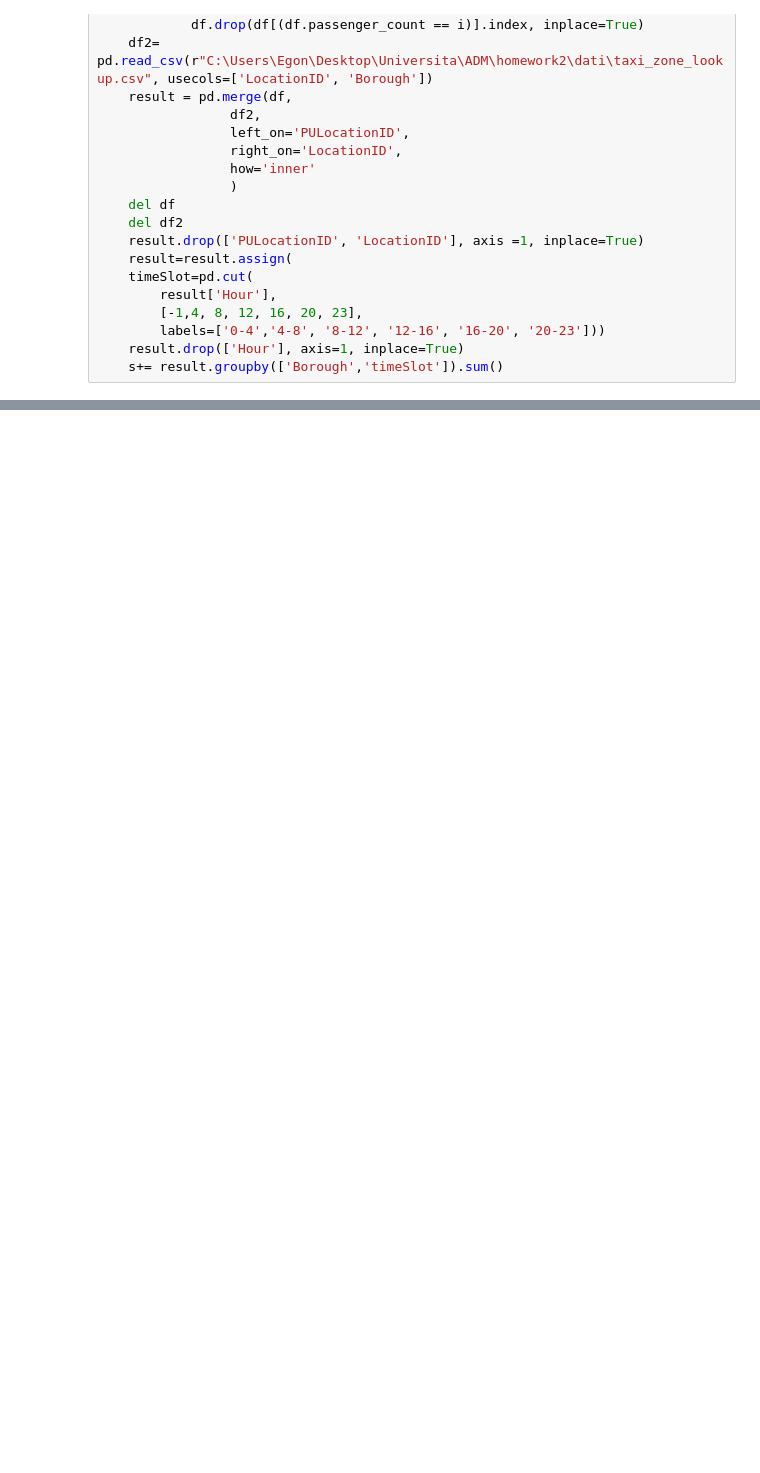
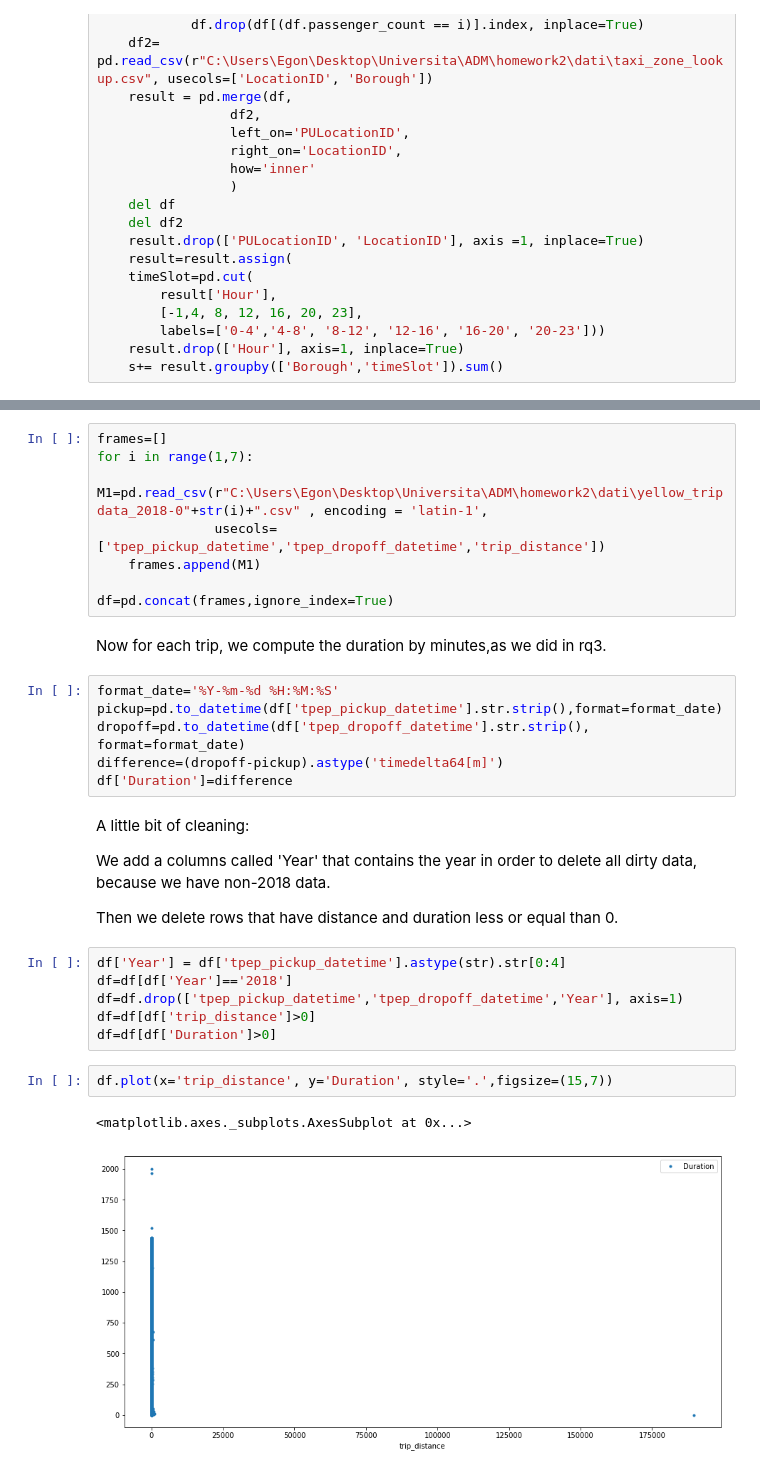
Before and after one commit to EgonFerri/ADM-HM2, a Jupyter notebook: HMW2_OFFICIALFILE.ipynb, the cells around one changed output, grey strips where cells are left out. Cells and saved outputs as stored; diff of their text form; blank space fills up the shorter version.

```diff
--- a/HMW2_OFFICIALFILE.ipynb
+++ b/HMW2_OFFICIALFILE.ipynb
@@ -1435,0 +1449,33 @@ trasp.Queens.plot.bar(title= 'Queens',figsize=(15,10),ax=axes[1,1])
+# %%
+frames=[]
+for i in range(1,7):
+    M1=pd.read_csv(r"C:\Users\Egon\Desktop\Universita\ADM\homework2\dati\yellow_tripdata_2018-0"+str(i)+".csv" , encoding = 'latin-1',
+               usecols=['tpep_pickup_datetime','tpep_dropoff_datetime','trip_distance'])
+    frames.append(M1)
+
+df=pd.concat(frames,ignore_index=True)
+# %% [markdown]
+Now for each trip, we compute the duration by minutes,as we did in rq3.
+# %%
+format_date='%Y-%m-%d %H:%M:%S'
+pickup=pd.to_datetime(df['tpep_pickup_datetime'].str.strip(),format=format_date)
+dropoff=pd.to_datetime(df['tpep_dropoff_datetime'].str.strip(), format=format_date)
+difference=(dropoff-pickup).astype('timedelta64[m]')
+df['Duration']=difference
+# %% [markdown]
+A little bit of cleaning:
+
+We add a columns called 'Year' that contains the year in order to delete all dirty data, because we have non-2018 data.
+
+Then we delete rows that have distance and duration less or equal than 0.
+# %%
+df['Year'] = df['tpep_pickup_datetime'].astype(str).str[0:4]
+df=df[df['Year']=='2018']
+df=df.drop(['tpep_pickup_datetime','tpep_dropoff_datetime','Year'], axis=1)
+df=df[df['trip_distance']>0]
+df=df[df['Duration']>0]
+# %%
+df.plot(x='trip_distance', y='Duration', style='.',figsize=(15,7))
+# %% [output]
+<matplotlib.axes._subplots.AxesSubplot at 0x...>
+[figure, added]
```
Also changed, not shown: parts of 16 cells of this notebook.
